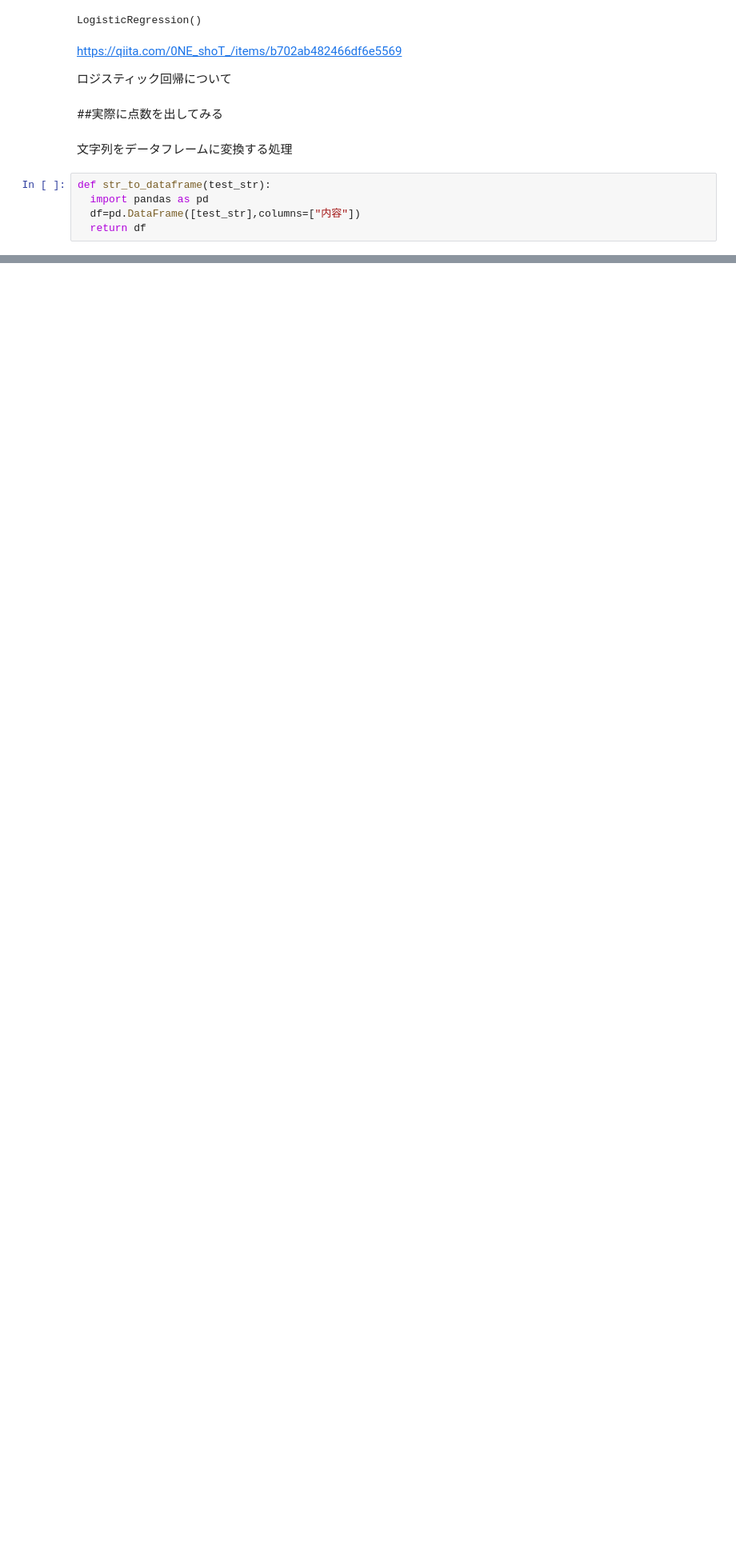
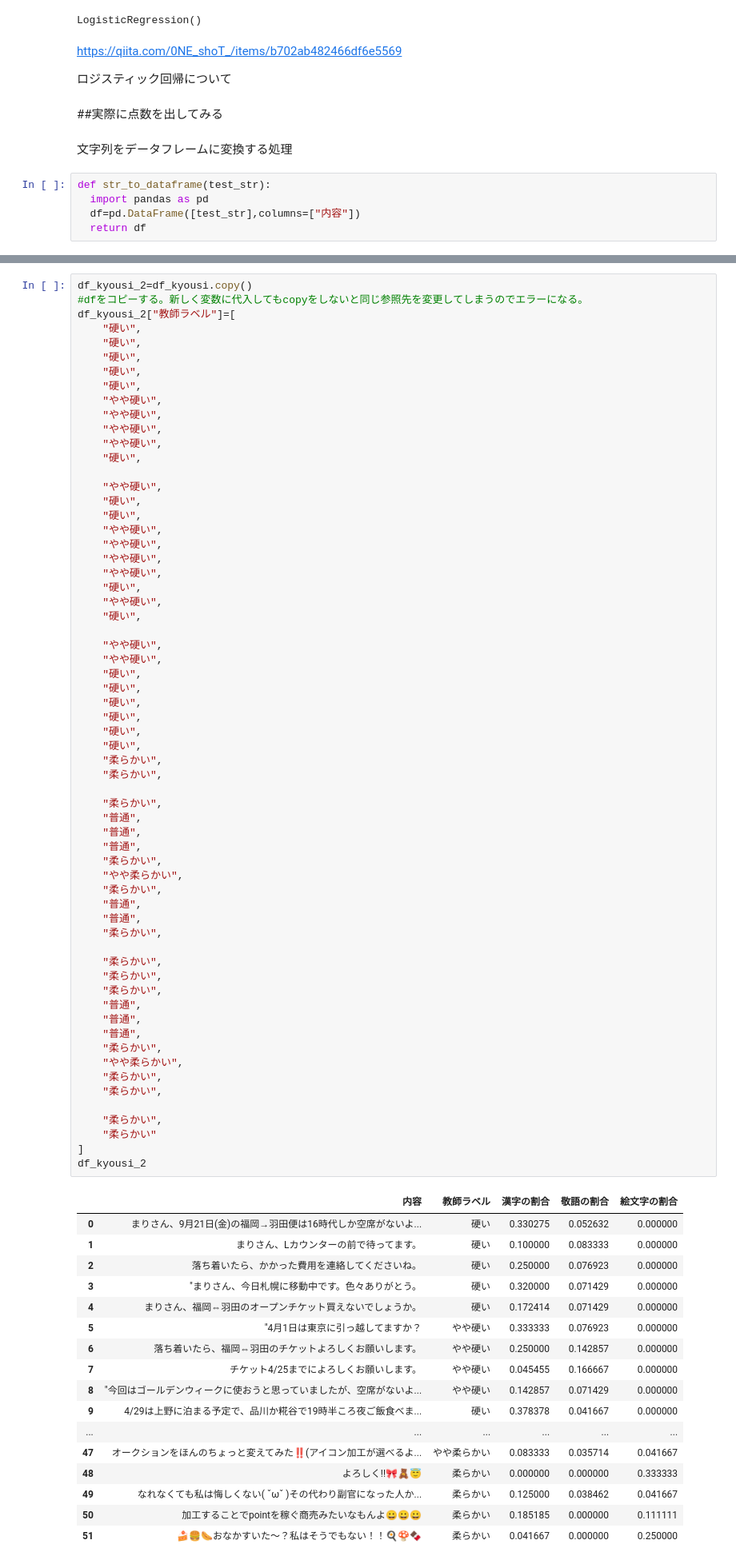
Before and after one commit to dec-ph04-teamJ/karaage_colab, a Jupyter notebook: 自然言語処理共有用.ipynb, the cells around one changed output, grey strips where cells are left out. Shown at 80% size. Drawn from its saved outputs; the diff is of its cells as text; blank space fills up the shorter version.

```diff
--- a/自然言語処理共有用.ipynb
+++ b/自然言語処理共有用.ipynb
@@ -504,0 +538,81 @@ intercept =  [0.08273541]
+# %%
+df_kyousi_2=df_kyousi.copy()
+#dfをコピーする。新しく変数に代入してもcopyをしないと同じ参照先を変更してしまうのでエラーになる。
+df_kyousi_2["教師ラベル"]=[
+    "硬い",
+    "硬い",
+    "硬い",
+    "硬い",
+    "硬い",
+    "やや硬い",
+    "やや硬い",
+    "やや硬い",
+    "やや硬い",
+    "硬い",
+
+    "やや硬い",
+    "硬い",
+    "硬い",
+    "やや硬い",
+    "やや硬い",
+    "やや硬い",
+    "やや硬い",
+    "硬い",
+    "やや硬い",
+    "硬い",
+
+    "やや硬い",
+    "やや硬い",
+    "硬い",
+    "硬い",
+    "硬い",
+    "硬い",
+    "硬い",
+    "硬い",
+    "柔らかい",
+    "柔らかい",
+
+    "柔らかい",
+    "普通",
+    "普通",
+    "普通",
+    "柔らかい",
+    "やや柔らかい",
+    "柔らかい",
+    "普通",
+    "普通",
+    "柔らかい",
+
+    "柔らかい",
+    "柔らかい",
+    "柔らかい",
+    "普通",
+    "普通",
+    "普通",
+    "柔らかい",
+    "やや柔らかい",
+    "柔らかい",
+    "柔らかい",
+
+    "柔らかい",
+    "柔らかい"
+]
+df_kyousi_2
+# %% [output]
+|  | 内容 | 教師ラベル | 漢字の割合 | 敬語の割合 | 絵文字の割合 |
+| 0 | まりさん、9月21日(金)の福岡→羽田便は16時代しか空席がないよ... | 硬い | 0.330275 | 0.052632 | 0.000000 |
+| 1 | まりさん、Lカウンターの前で待ってます。 | 硬い | 0.100000 | 0.083333 | 0.000000 |
+| 2 | 落ち着いたら、かかった費用を連絡してくださいね。 | 硬い | 0.250000 | 0.076923 | 0.000000 |
+| 3 | "まりさん、今日札幌に移動中です。色々ありがとう。 | 硬い | 0.320000 | 0.071429 | 0.000000 |
+| 4 | まりさん、福岡⇔羽田のオープンチケット買えないでしょうか。 | 硬い | 0.172414 | 0.071429 | 0.000000 |
+| 5 | "4月1日は東京に引っ越してますか？ | やや硬い | 0.333333 | 0.076923 | 0.000000 |
+| 6 | 落ち着いたら、福岡⇔羽田のチケットよろしくお願いします。 | やや硬い | 0.250000 | 0.142857 | 0.000000 |
+| 7 | チケット4/25までによろしくお願いします。 | やや硬い | 0.045455 | 0.166667 | 0.000000 |
+| 8 | "今回はゴールデンウィークに使おうと思っていましたが、空席がないよ... | やや硬い | 0.142857 | 0.071429 | 0.000000 |
+| 9 | 4/29は上野に泊まる予定で、品川か糀谷で19時半ころ夜ご飯食べま... | 硬い | 0.378378 | 0.041667 | 0.000000 |
+| ... | ... | ... | ... | ... | ... |
+| 47 | オークションをほんのちょっと変えてみた‼️(アイコン加工が選べるよ... | やや柔らかい | 0.083333 | 0.035714 | 0.041667 |
+| 48 | よろしく!!🎀🧸😇 | 柔らかい | 0.000000 | 0.000000 | 0.333333 |
+| 49 | なれなくても私は悔しくない( ˇωˇ )その代わり副官になった人か... | 柔らかい | 0.125000 | 0.038462 | 0.041667 |
+| 50 | 加工することでpointを稼ぐ商売みたいなもんよ😀😀😀 | 柔らかい | 0.185185 | 0.000000 | 0.111111 |
+| 51 | 🍰🍔🌭おなかすいた〜？私はそうでもない！！🍳🍄🍫 | 柔らかい | 0.041667 | 0.000000 | 0.250000 |
```
Also changed, not shown: parts of 14 cells of this notebook, 1 other file.
